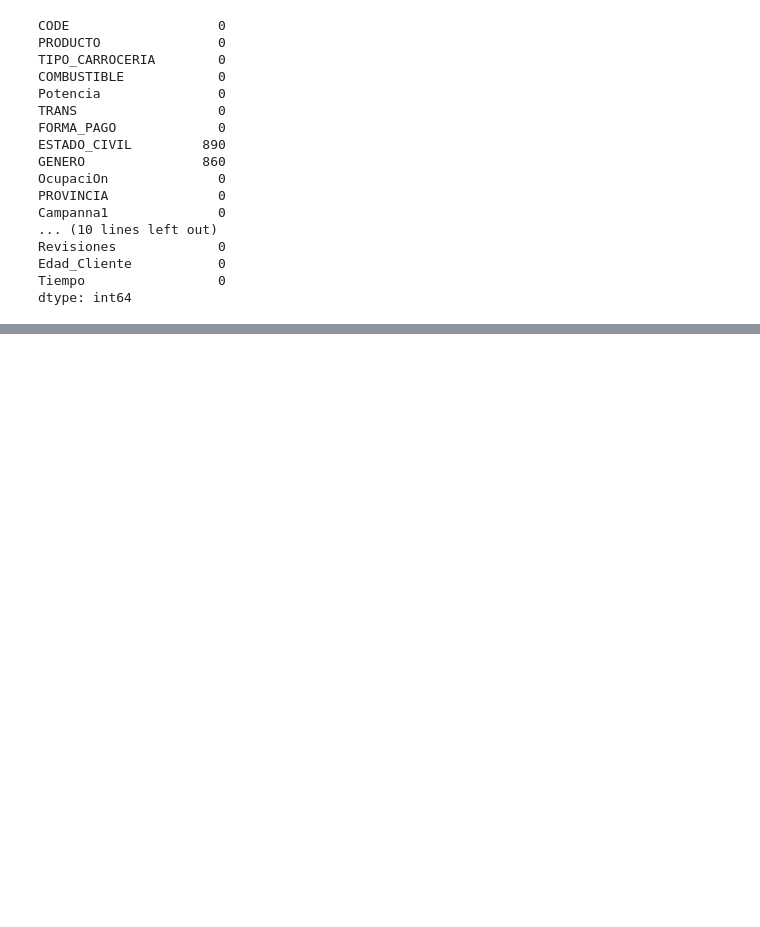
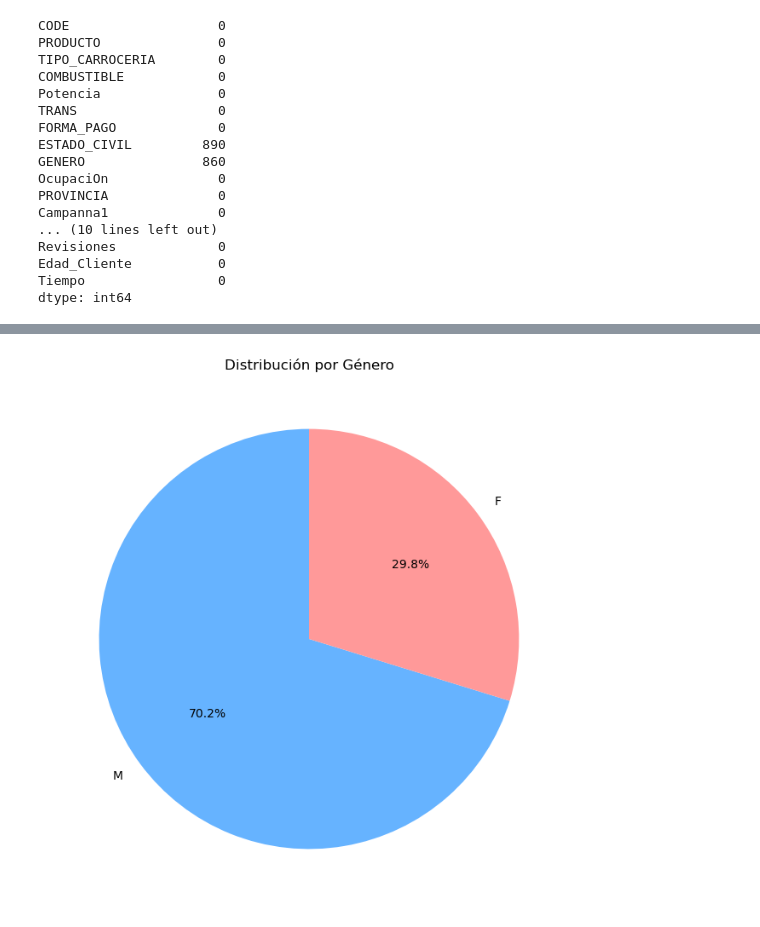
Before and after one commit to seerraa16/IA-LetsGo, a Jupyter notebook: analisis.ipynb, the cells around one changed output, grey strips where cells are left out. Cells and saved outputs as stored; diff of their text form; code cells hidden in the pictures; blank space fills up the shorter version.

```diff
--- a/analisis.ipynb
+++ b/analisis.ipynb
@@ -100,0 +94,14 @@ print("Porcentaje de personas con más de un coche: {:.2f}%".format(porcentaje))
+# %%
+conteo_genero = data['GENERO'].value_counts()
+
+# Crear el diagrama de pastel
+plt.figure(figsize=(8, 8))
+plt.pie(conteo_genero,
+        labels=conteo_genero.index,
+        autopct='%1.1f%%',
+        startangle=90,
+        colors=['#66b3ff', '#ff9999', '#99ff99', '#ffcc99'])  # Puedes ajustar los colores según el número de categorías
+plt.title("Distribución por Género")
+plt.show()
+# %% [output]
+[figure, added]
```
Also changed, not shown: parts of 7 cells of this notebook.
